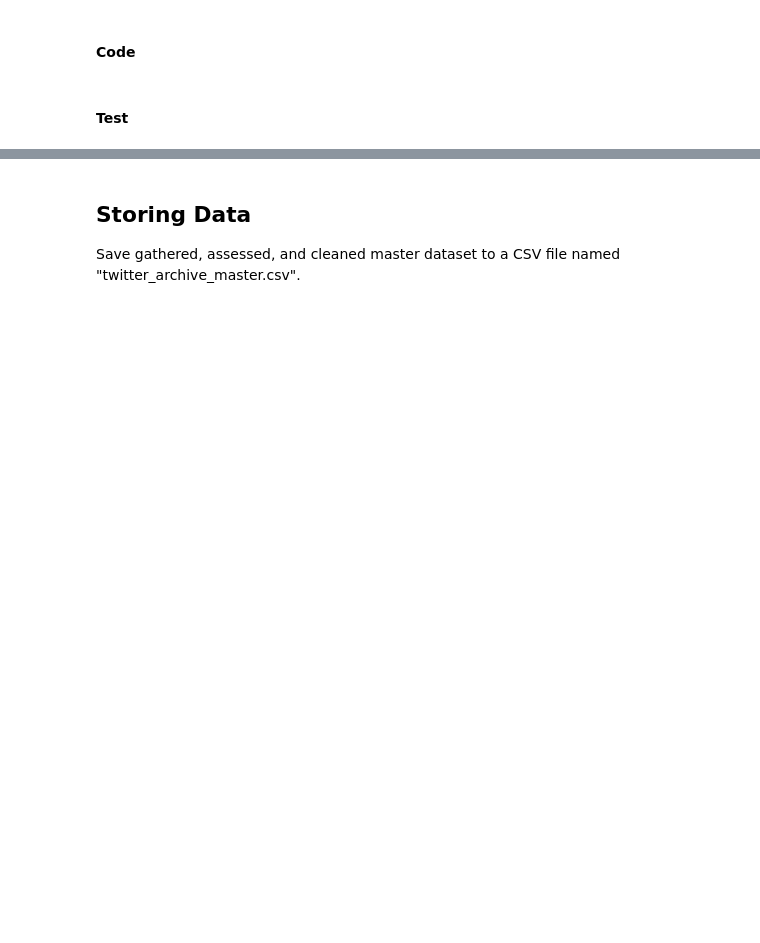
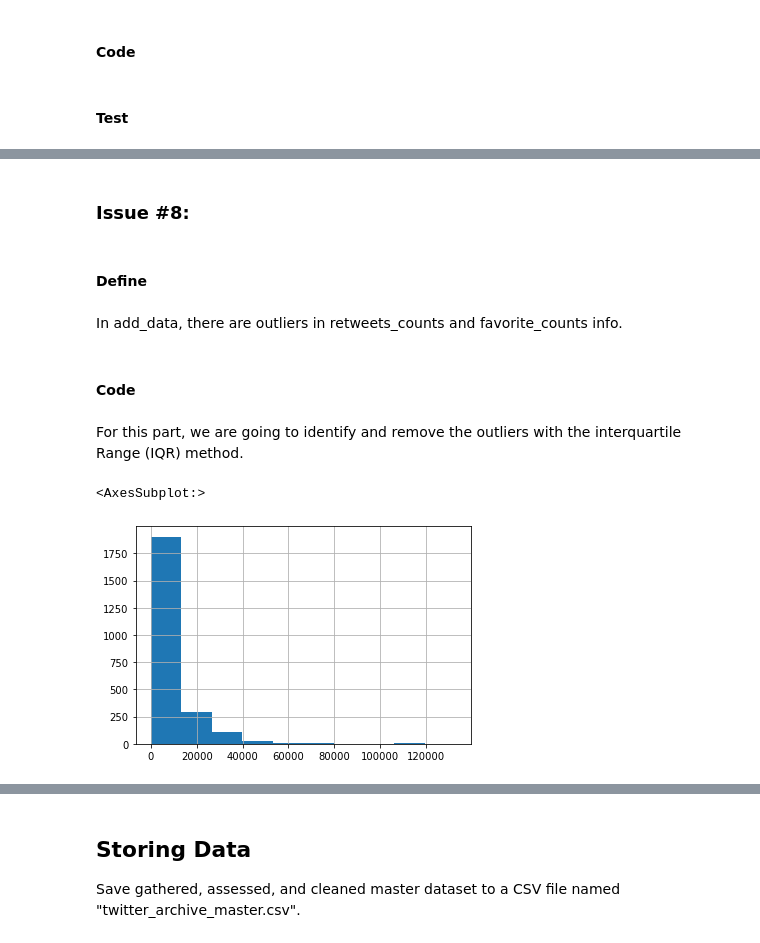
Before and after one commit to DiegoPinzon1049/Data_Wrangling_Udacity, a Jupyter notebook: wrangle_act.ipynb, the cells around one changed output, grey strips where cells are left out. Saved outputs shown, nothing was run; the diff lists cells and outputs as text; code cells hidden in the pictures; blank space fills up the shorter version.

```diff
--- a/wrangle_act.ipynb
+++ b/wrangle_act.ipynb
@@ -84,5 +57,7 @@ with open(text_file_path, 'r') as text_file:
         except json.JSONDecodeError as e:
             print(f"Error parsing JSON: {e}")
 add_data = pd.DataFrame(json_objects)
+
+add_data = add_data[['id','retweet_count','favorite_count','full_text','display_text_range']] # Traigo las variables de importancia para mi análisis
 add_data.head()
 # %% [output]
@@ -134,3 +180,0 @@ add_data.head()
-# %%
-- add_data.rename(columns = {'id':'tweet_id'}
-                 ,inplace = True)
@@ -178,3 +196,7 @@ In this section, clean **all** of the issues you documented while assessing.
+# %%
+weratedogs_copy = weratedogs.copy()
+imagen_pred_copy = imagen_pred.copy()
+add_data_copy = add_data.copy()
 # %% [markdown]
 ### Issue #1:
 # %% [markdown]
@@ -193,0 +340,3 @@ In this section, clean **all** of the issues you documented while assessing.
+# %%
+add_data_copy.rename(columns = {'id':'tweet_id'}
+                    ,inplace = True)
@@ -193,0 +353,15 @@ In this section, clean **all** of the issues you documented while assessing.
+# %% [markdown]
+### Issue #8:
+# %% [markdown]
+#### Define
+# %% [markdown]
+In add_data, there are outliers in retweets_counts and favorite_counts info.
+# %% [markdown]
+#### Code
+# %% [markdown]
+For this part, we are going to identify and remove the outliers with the interquartile Range (IQR) method.
+# %%
+add_data_copy.favorite_count.hist()
+# %% [output]
+<AxesSubplot:>
+[figure, added]
```
Also changed, not shown: parts of 105 cells of this notebook, 3 other files.
